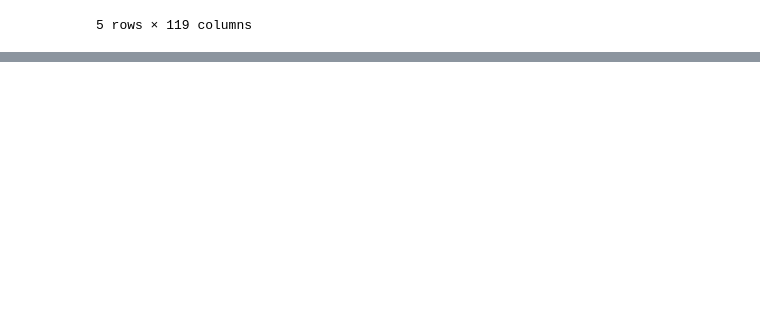
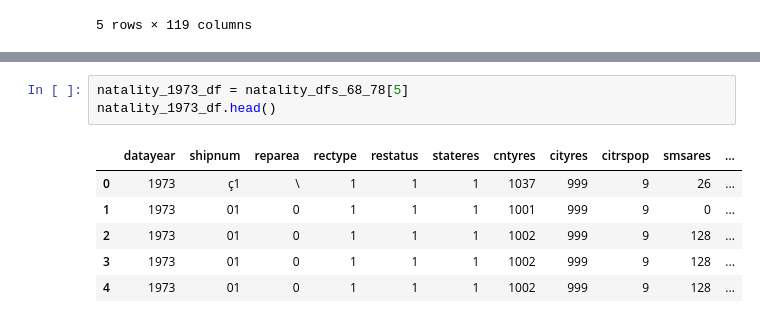
Before and after one commit to elizagoler/RecessionFertility, a Jupyter notebook: source/derived/county_gfrs/explore_natality.ipynb, the cells around one changed output, grey strips where cells are left out. Drawn from its saved outputs; the diff is of its cells as text; blank space fills up the shorter version.

```diff
--- a/source/derived/county_gfrs/explore_natality.ipynb
+++ b/source/derived/county_gfrs/explore_natality.ipynb
@@ -66,0 +233,10 @@ natality_df_80.head()
+# %%
+natality_1973_df = natality_dfs_68_78[5]
+natality_1973_df.head()
+# %% [output]
+|  | datayear | shipnum | reparea | rectype | restatus | stateres | cntyres | cityres | citrspop | smsares | ... |
+| 0 | 1973 | ç1 | \ | 1 | 1 | 1 | 1037 | 999 | 9 | 26 | ... |
+| 1 | 1973 | 01 | 0 | 1 | 1 | 1 | 1001 | 999 | 9 | 0 | ... |
+| 2 | 1973 | 01 | 0 | 1 | 1 | 1 | 1002 | 999 | 9 | 128 | ... |
+| 3 | 1973 | 01 | 0 | 1 | 1 | 1 | 1002 | 999 | 9 | 128 | ... |
+| 4 | 1973 | 01 | 0 | 1 | 1 | 1 | 1002 | 999 | 9 | 128 | ... |
```
Also changed, not shown: parts of 30 cells of this notebook, 19 other files.
